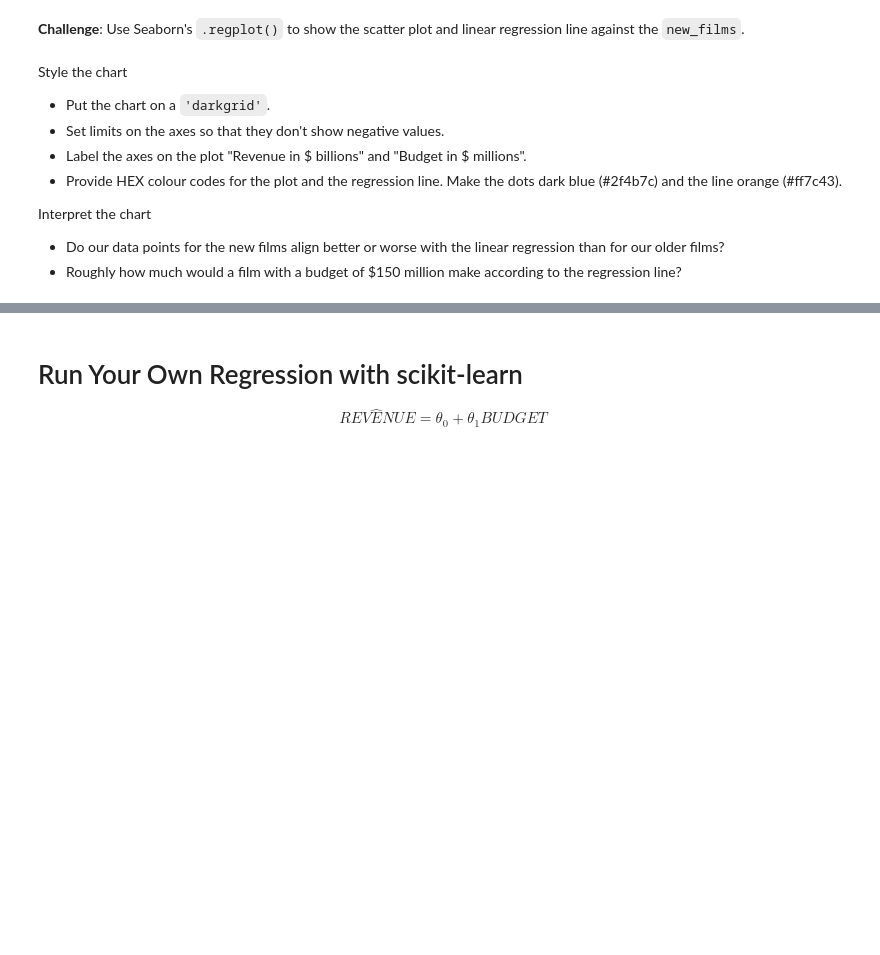
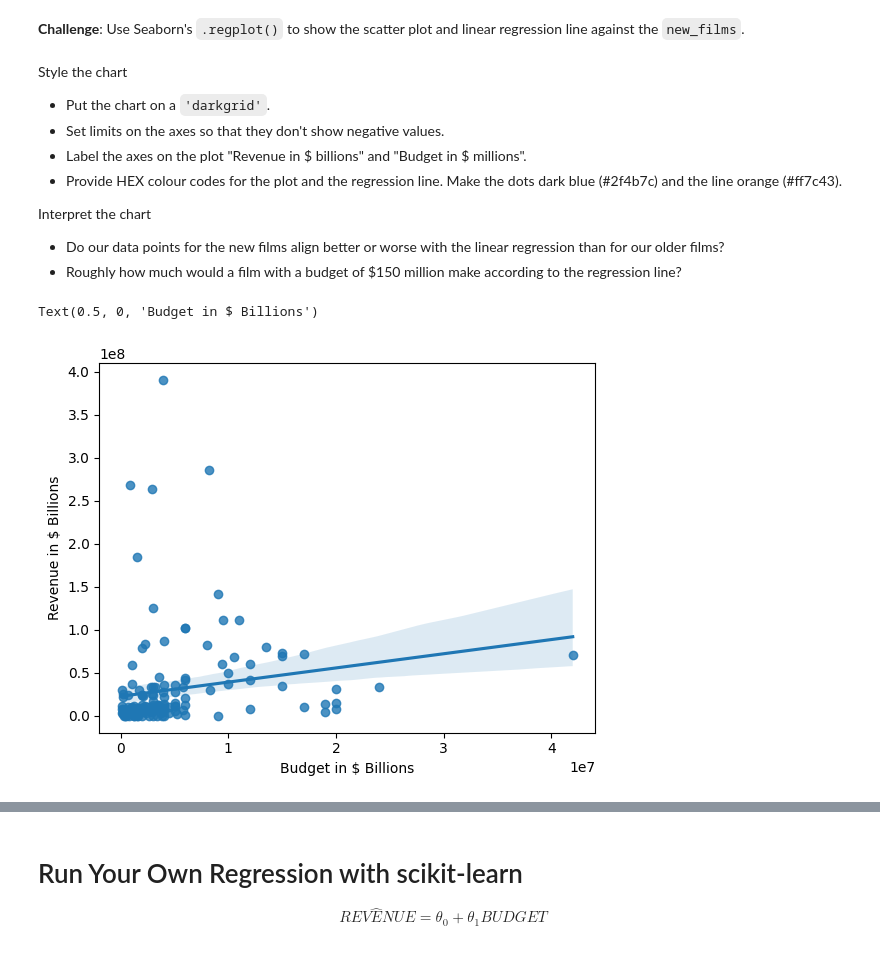
Before and after one commit to Shwifty0/100DOC, a Jupyter notebook: 100DOCDay78/Seaborn_and_Linear_Regression_(start).ipynb, the cells around one changed output, grey strips where cells are left out. Drawn from its saved outputs; the diff is of its cells as text; code cells hidden in the pictures; blank space fills up the shorter version.

Commit message:
some seaborn visualizations and datetime conversions and manipulation using pandas

```diff
--- a/100DOCDay78/Seaborn_and_Linear_Regression_(start).ipynb
+++ b/100DOCDay78/Seaborn_and_Linear_Regression_(start).ipynb
@@ -289,3 +289,10 @@ Here's how:
 <img src=https://i.imgur.com/5m06Ach.png width=650>
 3. Use floor division `//` to convert the year data to the decades of the films.
 4. Add the decades as a `Decade` column to the `data_clean` DataFrame.
+# %%
+release_date = pd.DatetimeIndex(data["Release_Date"])
+
+for date in release_date:
+    data["Decade"] = (date.year // 10) * 10
+
+data.head(100)
@@ -297,3 +318,9 @@ Here's how:
 * `new_films` should include all the films from 1970 onwards
 * How many films were released prior to 1970?
 * What was the most expensive film made prior to 1970?
+# %%
+old_films = data[release_date.year <= 1969]
+new_films = data[release_date.year > 1969]
+
+print(f"The number of films released before 1970 is: {len(old_films)}")
+print(f"The most expensive film made prior to 1970 was: {old_films['USD_Production_Budget'].max()}")
@@ -314,3 +344,10 @@ Interpret the chart
 
 * Do our data points for the new films align better or worse with the linear regression than for our older films?
 * Roughly how much would a film with a budget of $150 million make according to the regression line?
+# %%
+ax = sns.regplot(data = old_films, x= old_films["USD_Production_Budget"], y = old_films["USD_Worldwide_Gross"])
+ax.set_ylabel("Revenue in $ Billions")
+ax.set_xlabel("Budget in $ Billions")
+# %% [output]
+Text(0.5, 0, 'Budget in $ Billions')
+[figure, added]
```
Also changed, not shown: parts of 3 cells of this notebook.
